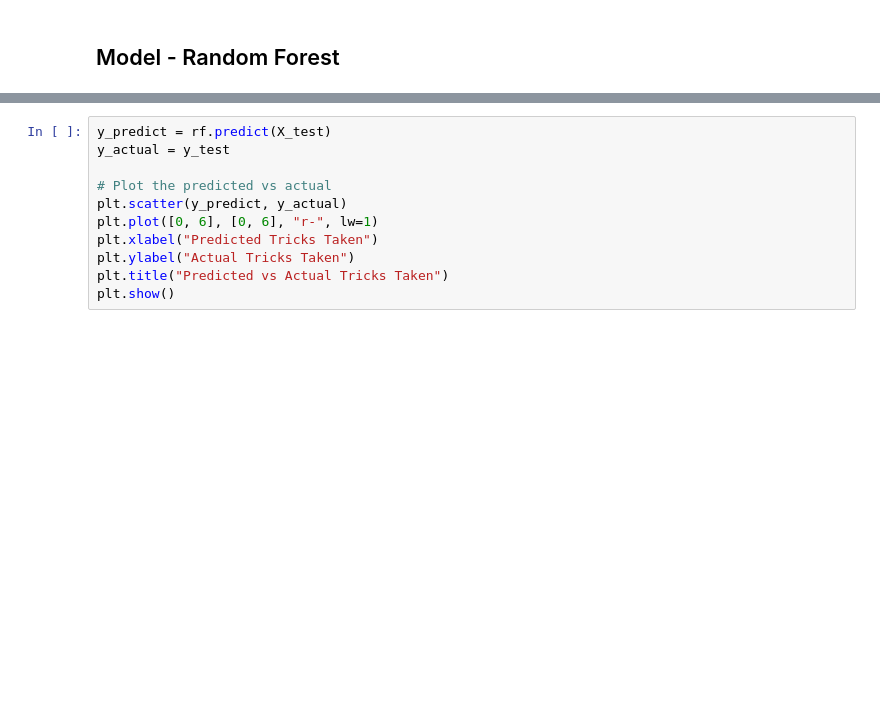
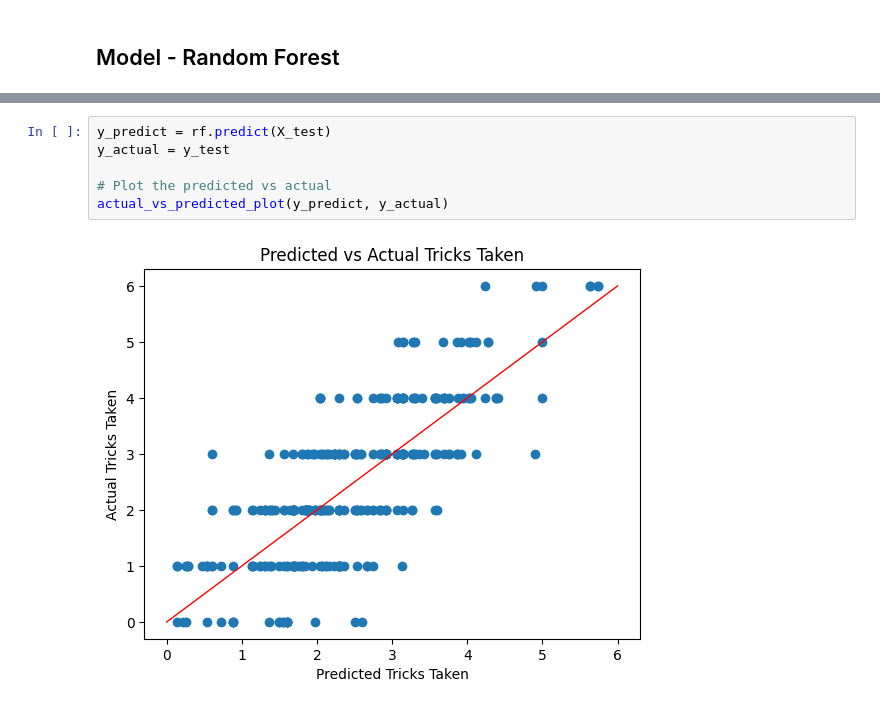
Before and after one commit to stevenlundy/udacity-data-science-blog, a Jupyter notebook: trick-taking-game.ipynb, the cells around one changed output, grey strips where cells are left out. Drawn from its saved outputs; the diff is of its cells as text; blank space fills up the shorter version.

```diff
--- a/trick-taking-game.ipynb
+++ b/trick-taking-game.ipynb
@@ -107,11 +147,8 @@ root_mean_squared_error(y_test, rf.predict(X_test))
 # %%
 y_predict = rf.predict(X_test)
 y_actual = y_test
 
 # Plot the predicted vs actual
-plt.scatter(y_predict, y_actual)
-plt.plot([0, 6], [0, 6], "r-", lw=1)
-plt.xlabel("Predicted Tricks Taken")
-plt.ylabel("Actual Tricks Taken")
-plt.title("Predicted vs Actual Tricks Taken")
-plt.show()
+actual_vs_predicted_plot(y_predict, y_actual)
+# %% [output]
+[figure, added]
```
Also changed, not shown: parts of 13 cells of this notebook.
